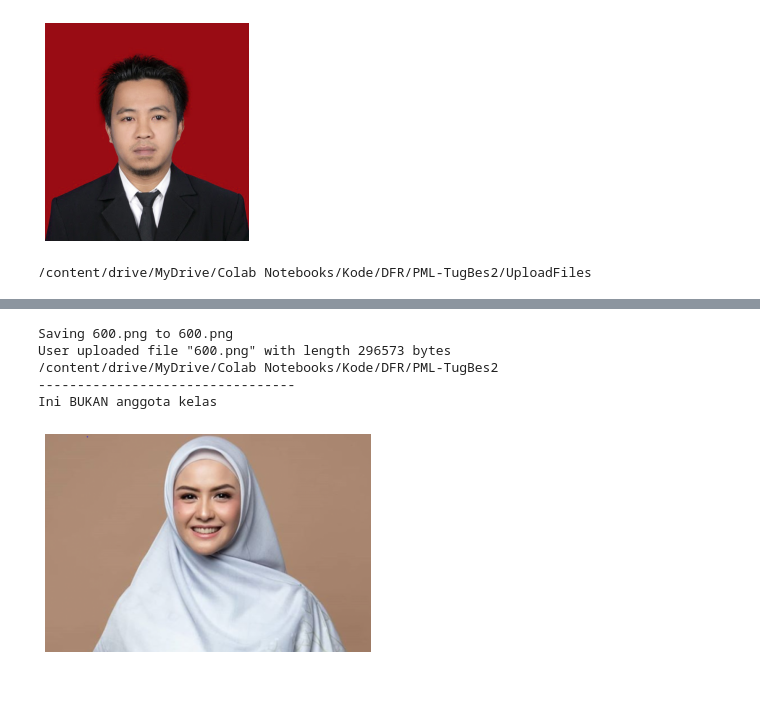
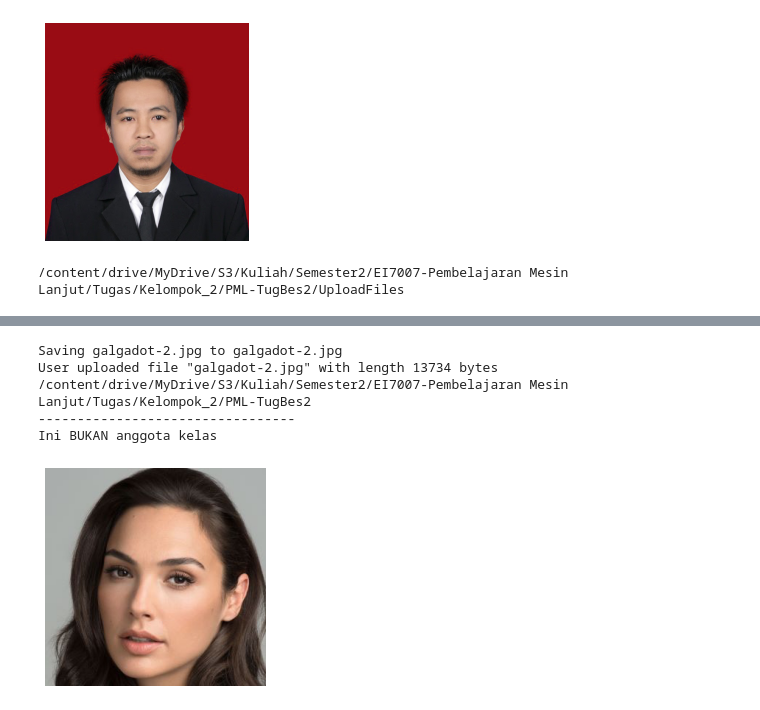
Before and after one commit to yulrio/PML-Face_Recogntion, a Jupyter notebook: 2_Face_Recognition.ipynb, the cells around one changed output, grey strips where cells are left out. Saved outputs shown, nothing was run; the diff lists cells and outputs as text; code cells hidden in the pictures.

```diff
--- a/2_Face_Recognition.ipynb
+++ b/2_Face_Recognition.ipynb
@@ -124,4 +68,0 @@ def menampilkan_hasil(img_path, df, field):
-# %%
-img_path = 'fotoTest/yaya setiyadi.jpg'
-img = cv2.imread(img_path)
-df = mencocokan_wajah_cosine_similarity(img_path)
@@ -134,4 +68,0 @@ To: /root/.deepface/weights/arcface_weights.h5
-# %%
-img_path = 'fotoTest/meredita susanty.jpg'
-img = cv2.imread(img_path)
-df = mencocokan_wajah_euclidean_distance(img_path)
@@ -140,5 +71,5 @@ df = mencocokan_wajah_euclidean_distance(img_path)
 # %%
-def mencari_wajah_euclidean_distance(img_path):
+def mencari_wajah(img_path):
   index = 0
   prediksi = ''
   jarak = 10
@@ -184,25 +121,25 @@ mencari_wajah_euclidean_distance(img_path)
 Ini BUKAN anggota kelas
 [figure]
 # %%
-%cd /content/drive/MyDrive/Colab Notebooks/Kode/DFR/PML-TugBes2/UploadFiles
+%cd /content/drive/MyDrive/S3/Kuliah/Semester2/EI7007-Pembelajaran Mesin Lanjut/Tugas/Kelompok_2/PML-TugBes2/UploadFiles
 from google.colab import files
 
 uploaded = files.upload()
 
 for fn in uploaded.keys():
   print('User uploaded file "{name}" with length {length} bytes'.format(
       name=fn, length=len(uploaded[fn])));
 
-%cd /content/drive/MyDrive/Colab Notebooks/Kode/DFR/PML-TugBes2
+%cd /content/drive/MyDrive/S3/Kuliah/Semester2/EI7007-Pembelajaran Mesin Lanjut/Tugas/Kelompok_2/PML-TugBes2
 img_path = "UploadFiles/" + fn
 print("---------------------------------")
-mencari_wajah_euclidean_distance(img_path)
+mencari_wajah(img_path)
 # %% [output]
-/content/drive/MyDrive/Colab Notebooks/Kode/DFR/PML-TugBes2/UploadFiles
+/content/drive/MyDrive/S3/Kuliah/Semester2/EI7007-Pembelajaran Mesin Lanjut/Tugas/Kelompok_2/PML-TugBes2/UploadFiles
 [interactive output not drawn]
-Saving 600.png to 600.png
-User uploaded file "600.png" with length 296573 bytes
-/content/drive/MyDrive/Colab Notebooks/Kode/DFR/PML-TugBes2
+Saving galgadot-2.jpg to galgadot-2.jpg
+User uploaded file "galgadot-2.jpg" with length 13734 bytes
+/content/drive/MyDrive/S3/Kuliah/Semester2/EI7007-Pembelajaran Mesin Lanjut/Tugas/Kelompok_2/PML-TugBes2
 ---------------------------------
 Ini BUKAN anggota kelas
-[figure, old version]
+[figure, new version]
```
Also changed, not shown: parts of 20 cells of this notebook, 12 other files.
